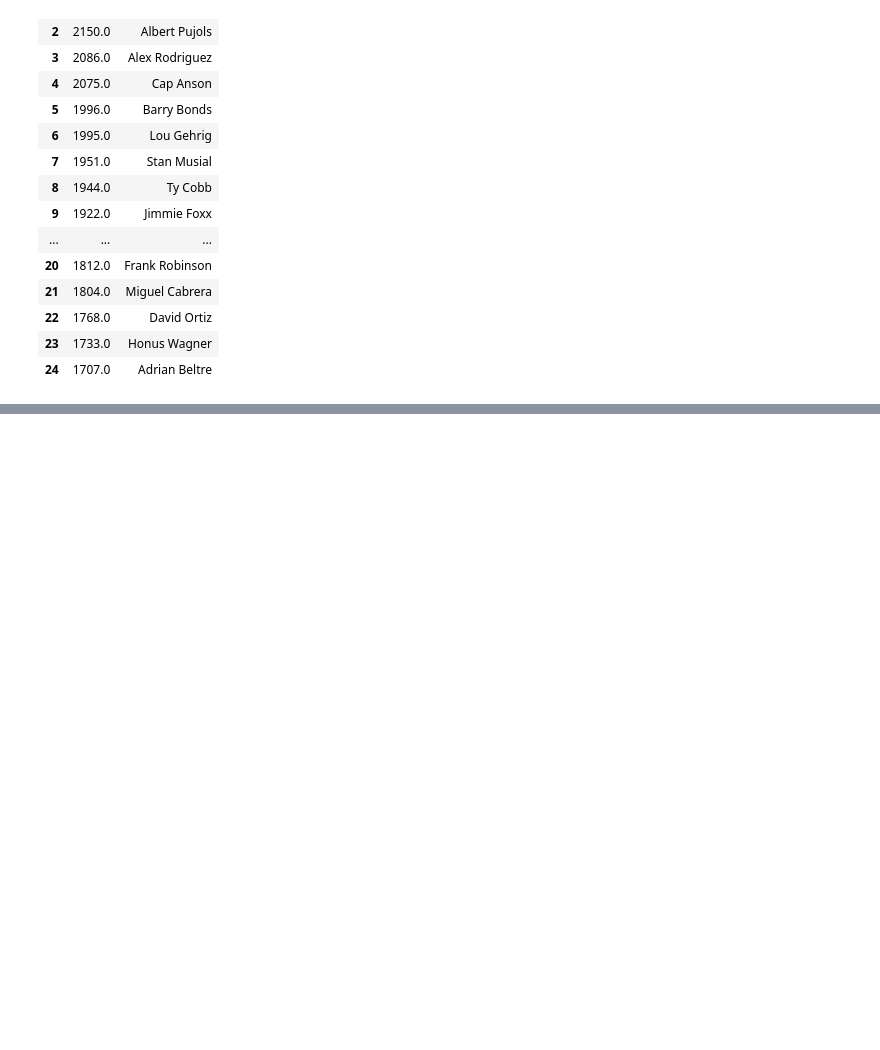
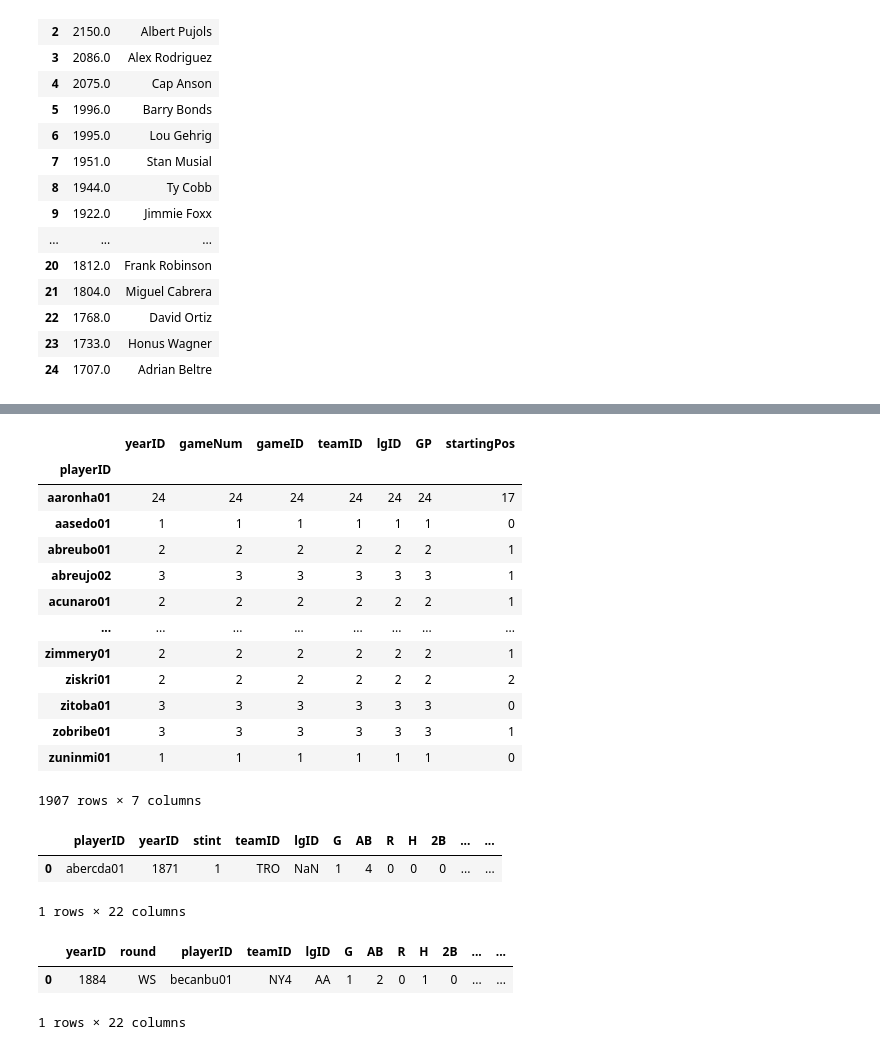
Before and after one commit to maldonado91/Data-Analysis-Project, a Jupyter notebook: Predicting Baseball HOF_csv.ipynb, the cells around one changed output, grey strips where cells are left out. Saved outputs shown, nothing was run; the diff lists cells and outputs as text; code cells hidden in the pictures; blank space fills up the shorter version.

```diff
--- a/Predicting Baseball HOF_csv.ipynb
+++ b/Predicting Baseball HOF_csv.ipynb
@@ -351,0 +352,29 @@ plt.show()
+# %%
+df_allstarfull.groupby('playerID').count()
+# %% [output]
+|  | yearID | gameNum | gameID | teamID | lgID | GP | startingPos |
+| playerID |  |  |  |  |  |  |  |
+| aaronha01 | 24 | 24 | 24 | 24 | 24 | 24 | 17 |
+| aasedo01 | 1 | 1 | 1 | 1 | 1 | 1 | 0 |
+| abreubo01 | 2 | 2 | 2 | 2 | 2 | 2 | 1 |
+| abreujo02 | 3 | 3 | 3 | 3 | 3 | 3 | 1 |
+| acunaro01 | 2 | 2 | 2 | 2 | 2 | 2 | 1 |
+| ... | ... | ... | ... | ... | ... | ... | ... |
+| zimmery01 | 2 | 2 | 2 | 2 | 2 | 2 | 1 |
+| ziskri01 | 2 | 2 | 2 | 2 | 2 | 2 | 2 |
+| zitoba01 | 3 | 3 | 3 | 3 | 3 | 3 | 0 |
+| zobribe01 | 3 | 3 | 3 | 3 | 3 | 3 | 1 |
+| zuninmi01 | 1 | 1 | 1 | 1 | 1 | 1 | 0 |
+1907 rows × 7 columns
+# %%
+df_batting.head(1)
+# %% [output]
+|  | playerID | yearID | stint | teamID | lgID | G | AB | R | H | 2B | ... | ... |
+| 0 | abercda01 | 1871 | 1 | TRO | NaN | 1 | 4 | 0 | 0 | 0 | ... | ... |
+1 rows × 22 columns
+# %%
+df_battingpost.head(1)
+# %% [output]
+|  | yearID | round | playerID | teamID | lgID | G | AB | R | H | 2B | ... | ... |
+| 0 | 1884 | WS | becanbu01 | NY4 | AA | 1 | 2 | 0 | 1 | 0 | ... | ... |
+1 rows × 22 columns
```
Also changed, not shown: parts of 8 cells of this notebook, 2 other files.
